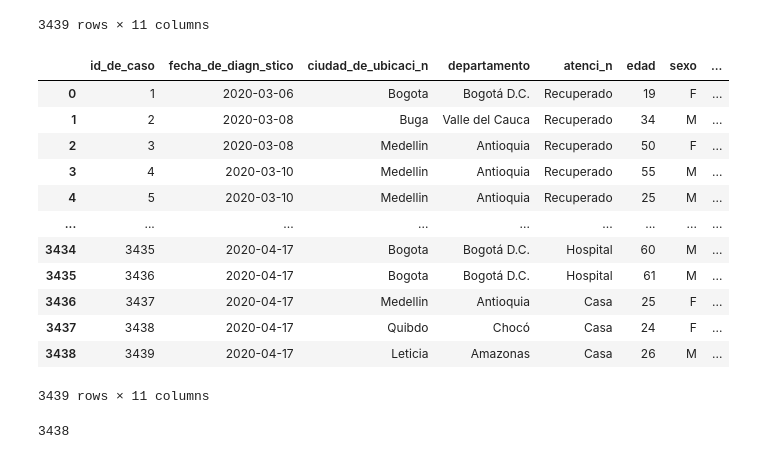
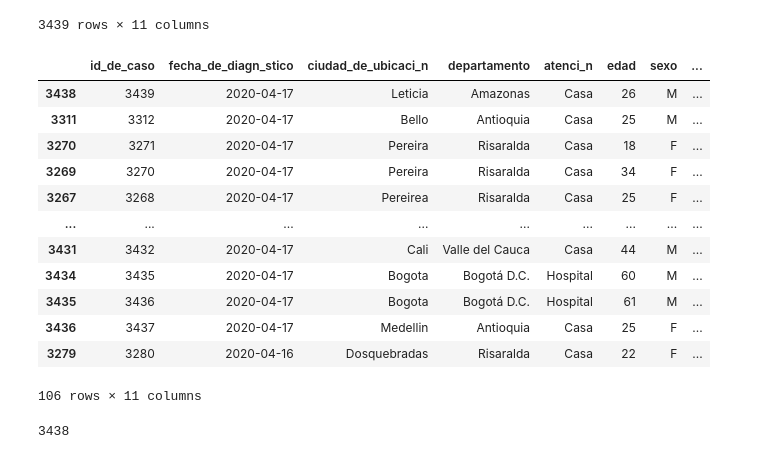
Before and after one commit to davidbetancur8/coronavirus, a Jupyter notebook: notebooks/Colombia por dia.ipynb, the cells around one changed output. Drawn from its saved outputs; the diff is of its cells as text; code cells hidden in the pictures.

```diff
--- a/notebooks/Colombia por dia.ipynb
+++ b/notebooks/Colombia por dia.ipynb
@@ -61,22 +76,22 @@ df_data
 3439 rows × 11 columns
 # %%
 df_data["fecha_de_diagn_stico"] = pd.to_datetime(df_data["fecha_de_diagn_stico"], format = "%d/%m/%Y", errors="coerce")
-# %%
-df_data
-# %% [output]
-|  | id_de_caso | fecha_de_diagn_stico | ciudad_de_ubicaci_n | departamento | atenci_n | edad | sexo | ... |
-| 0 | 1 | 2020-03-06 | Bogota | Bogotá D.C. | Recuperado | 19 | F | ... |
-| 1 | 2 | 2020-03-08 | Buga | Valle del Cauca | Recuperado | 34 | M | ... |
-| 2 | 3 | 2020-03-08 | Medellin | Antioquia | Recuperado | 50 | F | ... |
-| 3 | 4 | 2020-03-10 | Medellin | Antioquia | Recuperado | 55 | M | ... |
-| 4 | 5 | 2020-03-10 | Medellin | Antioquia | Recuperado | 25 | M | ... |
-| ... | ... | ... | ... | ... | ... | ... | ... | ... |
-| 3434 | 3435 | 2020-04-17 | Bogota | Bogotá D.C. | Hospital | 60 | M | ... |
-| 3435 | 3436 | 2020-04-17 | Bogota | Bogotá D.C. | Hospital | 61 | M | ... |
-| 3436 | 3437 | 2020-04-17 | Medellin | Antioquia | Casa | 25 | F | ... |
-| 3437 | 3438 | 2020-04-17 | Quibdo | Chocó | Casa | 24 | F | ... |
-| 3438 | 3439 | 2020-04-17 | Leticia | Amazonas | Casa | 26 | M | ... |
-3439 rows × 11 columns
+# %%
+df_data.sort_values("fecha_de_diagn_stico", ascending=False).head(106)
+# %% [output]
+|  | id_de_caso | fecha_de_diagn_stico | ciudad_de_ubicaci_n | departamento | atenci_n | edad | sexo | ... |
+| 3438 | 3439 | 2020-04-17 | Leticia | Amazonas | Casa | 26 | M | ... |
+| 3311 | 3312 | 2020-04-17 | Bello | Antioquia | Casa | 25 | M | ... |
+| 3270 | 3271 | 2020-04-17 | Pereira | Risaralda | Casa | 18 | F | ... |
+| 3269 | 3270 | 2020-04-17 | Pereira | Risaralda | Casa | 34 | F | ... |
+| 3267 | 3268 | 2020-04-17 | Pereirea | Risaralda | Casa | 25 | F | ... |
+| ... | ... | ... | ... | ... | ... | ... | ... | ... |
+| 3431 | 3432 | 2020-04-17 | Cali | Valle del Cauca | Casa | 44 | M | ... |
+| 3434 | 3435 | 2020-04-17 | Bogota | Bogotá D.C. | Hospital | 60 | M | ... |
+| 3435 | 3436 | 2020-04-17 | Bogota | Bogotá D.C. | Hospital | 61 | M | ... |
+| 3436 | 3437 | 2020-04-17 | Medellin | Antioquia | Casa | 25 | F | ... |
+| 3279 | 3280 | 2020-04-16 | Dosquebradas | Risaralda | Casa | 22 | F | ... |
+106 rows × 11 columns
 # %%
 cuenta = pd.DataFrame(df_data.groupby("fecha_de_diagn_stico")["id_de_caso"].count()).reset_index()
 cuenta = cuenta.rename(columns={"id_de_caso":"cuenta"})
```
Also changed, not shown: parts of 1 cell of this notebook, 1 other file.
